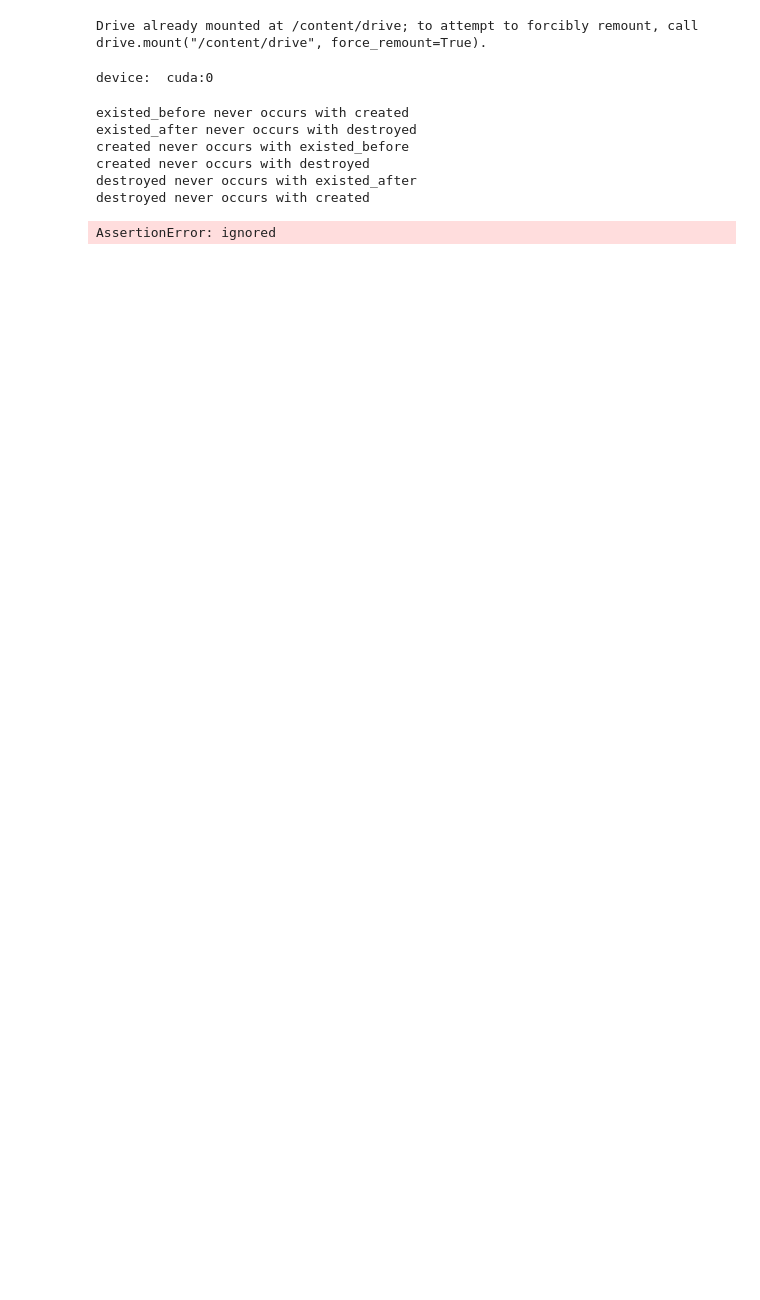
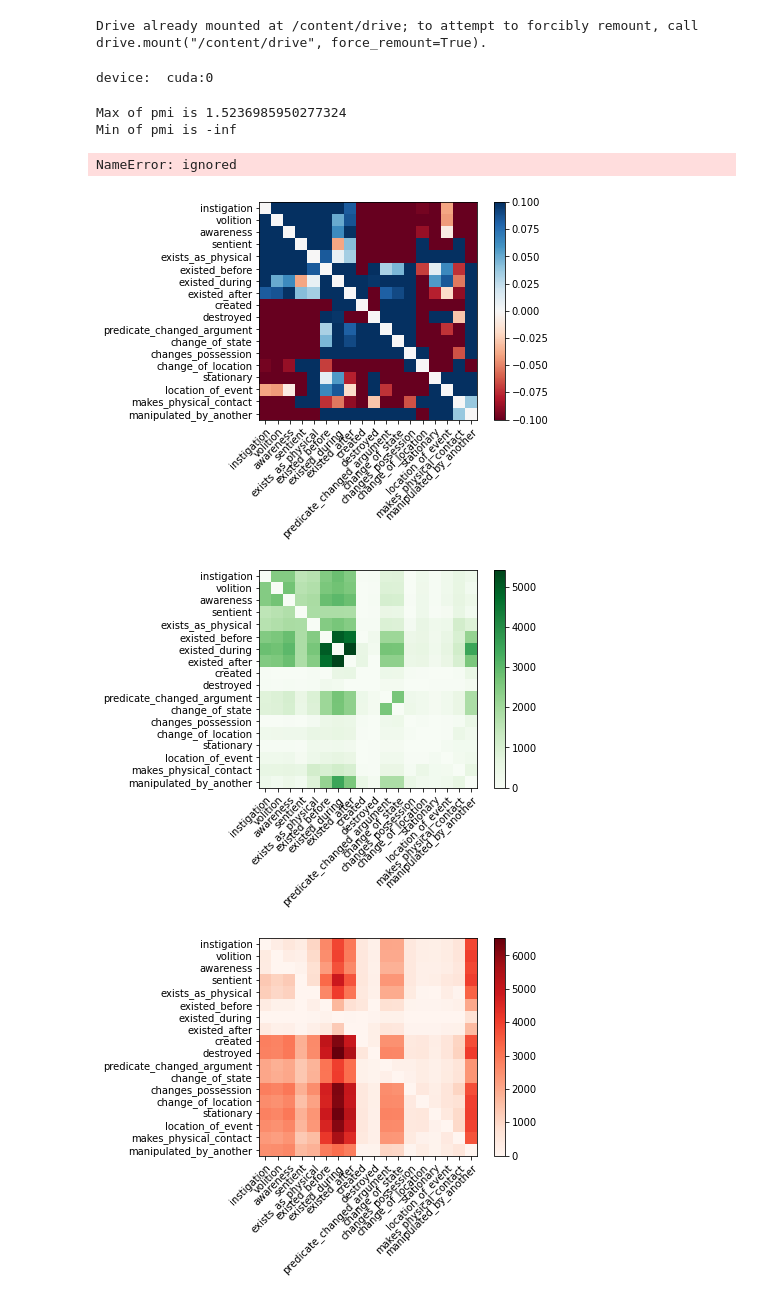
Before and after one commit to dylanfinkbeiner/cs685_finalproj, a Jupyter notebook: src/colab_test.ipynb, the cells around one changed output. Cells and saved outputs as stored; diff of their text form; code cells hidden in the pictures; blank space fills up the shorter version.

```diff
--- a/src/colab_test.ipynb
+++ b/src/colab_test.ipynb
@@ -881,38 +855,39 @@ w2i, i2w = data['dicts']
 emb_np = data['emb_np']
 X, y = data['lstm_data']
 
 co_occur, both_negative, row_pos_col_neg, row_neg_col_pos, pmi = co_occurrences(y['train'], normalize=False)
 show_weights(pmi, properties=PROPERTIES)
+show_weights(co_occur, properties=PROPERTIES, cmap='Greens')
 # show_weights(co_occur + both_negative, properties=PROPERTIES, cmap='Greens')
-# show_weights(row_pos_col_neg + row_neg_col_pos, properties=PROPERTIES, cmap='Reds')
+#show_weights((row_pos_col_neg + row_neg_col_pos) /2, properties=PROPERTIES, cmap='Reds')
+show_weights(row_neg_col_pos, properties=PROPERTIES, cmap='Reds')
 # show_weights((co_occur + both_negative) - (row_pos_col_neg + row_neg_col_pos), properties=PROPERTIES)
 #show_weights(co_occur - (row_pos_col_neg + row_neg_col_pos), properties=PROPERTIES)
 breakpoint()
 
 model = SPRL(
     vocab_size=len(w2i),
     emb_size=int(args['glove_d']),
     h_size=args['h_size'],
     #shared_size=args['shared_size'],
     padding_idx=w2i[PAD_TOKEN],
     emb_np=emb_np,
     properties=PROPERTIES if args['train_jointly'] else ['one_prop'],
     use_attention=args['use_attention'],
     use_lstm=args['use_lstm'],
     direction_feature=not args['use_lstm'],
     train_jointly=args['train_jointly'],
     eye=args['eye'],
     updates_are_logits=args['updates_are_logits'],
     sent_avg=args['sent_avg'],
     use_shared_rep=args['use_shared_rep'])
 model.to(device)
 
 train(args, model, X, y)
 # %% [output]
-existed_before never occurs with created
-existed_after never occurs with destroyed
-created never occurs with existed_before
-created never occurs with destroyed
-destroyed never occurs with existed_after
-destroyed never occurs with created
+Max of pmi is 1.5236985950277324
+Min of pmi is -inf
-AssertionError: ignored
+NameError: ignored
+[figure, added]
+[figure, added]
+[figure, added]
```
Also changed, not shown: parts of 1 cell of this notebook.
